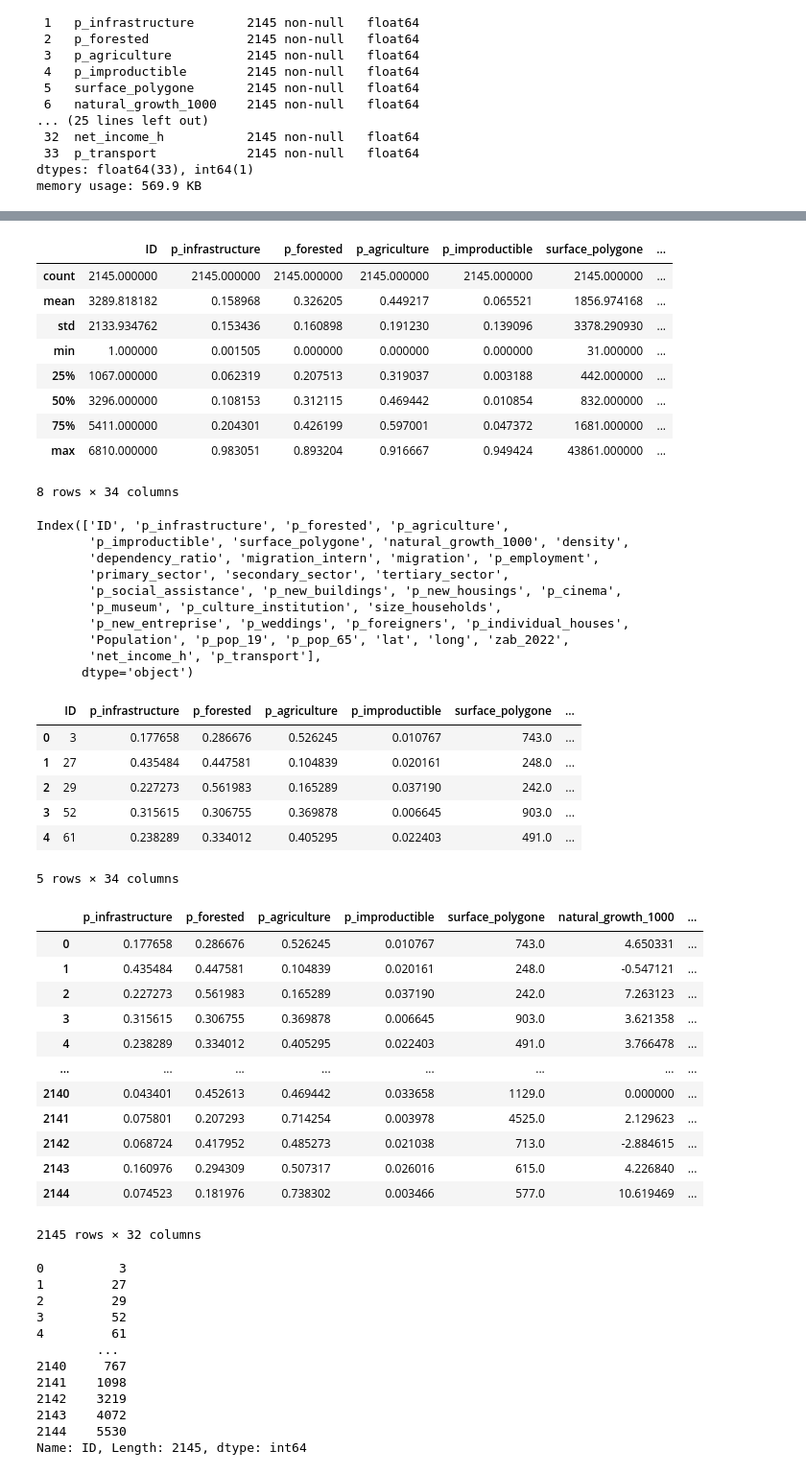
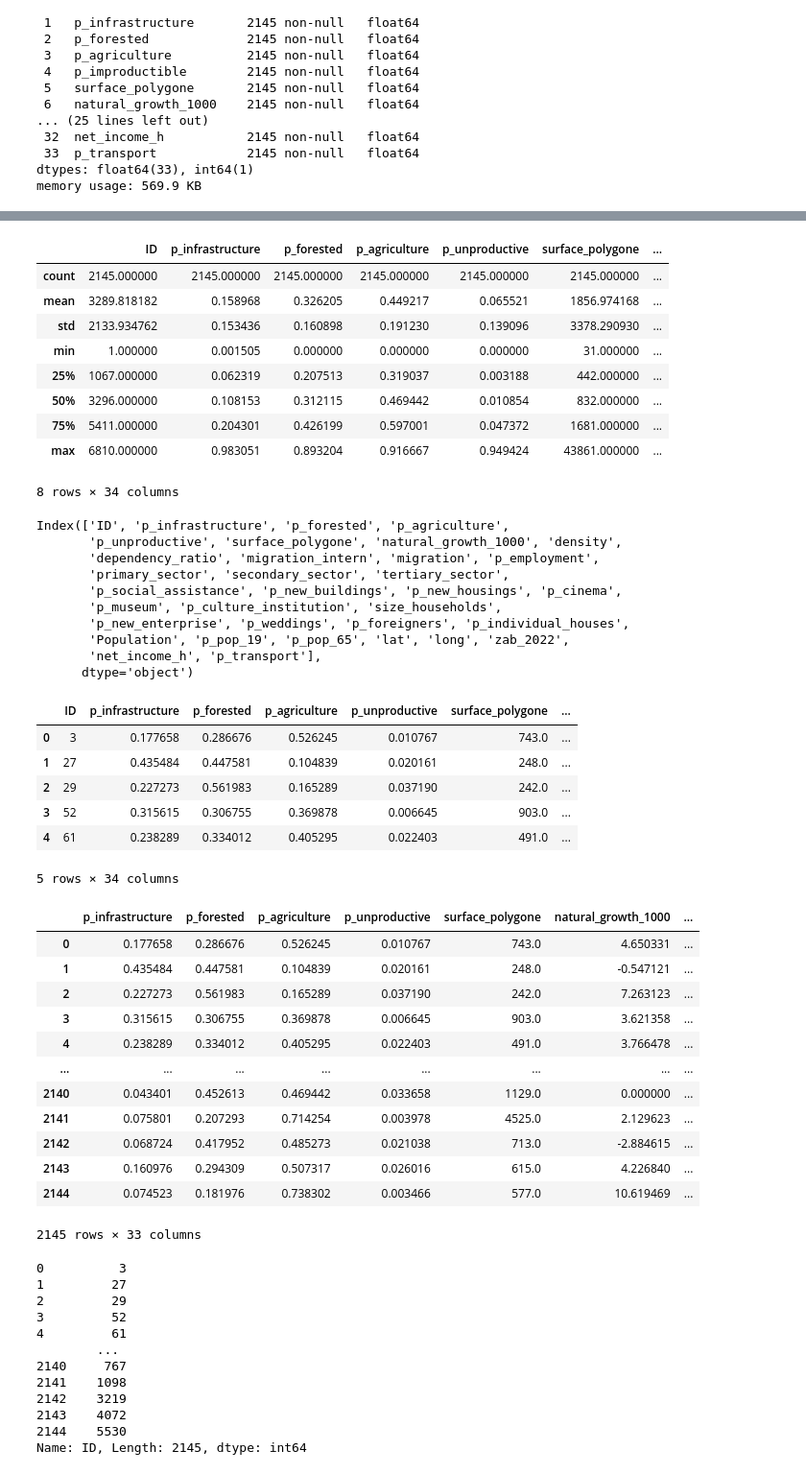
Before and after one commit to axellebersier/Urban_data_mining, a Jupyter notebook: Data_description_2020.ipynb, the cells around one changed output, grey strips where cells are left out. Shown at 96% size. Drawn from its saved outputs; the diff is of its cells as text; code cells hidden in the pictures.

```diff
--- a/Data_description_2020.ipynb
+++ b/Data_description_2020.ipynb
@@ -74,7 +76,10 @@ memory usage: 569.9 KB
+# %%
+df_2020 = df_2020.rename(columns={'p_improductible': 'p_unproductive'})
+df_2020 = df_2020.rename(columns={'p_new_entreprise': 'p_new_enterprise'})
 # %%
 df_2020.describe()
 # %% [output]
-|  | ID | p_infrastructure | p_forested | p_agriculture | p_improductible | surface_polygone | ... |
+|  | ID | p_infrastructure | p_forested | p_agriculture | p_unproductive | surface_polygone | ... |
 | count | 2145.000000 | 2145.000000 | 2145.000000 | 2145.000000 | 2145.000000 | 2145.000000 | ... |
 | mean | 3289.818182 | 0.158968 | 0.326205 | 0.449217 | 0.065521 | 1856.974168 | ... |
 | std | 2133.934762 | 0.153436 | 0.160898 | 0.191230 | 0.139096 | 3378.290930 | ... |
@@ -94,19 +99,19 @@ print(df_2020.columns)
 #df_2020.drop('surface_polygone', axis=1, inplace=True)
 # %% [output]
 Index(['ID', 'p_infrastructure', 'p_forested', 'p_agriculture',
-       'p_improductible', 'surface_polygone', 'natural_growth_1000', 'density',
+       'p_unproductive', 'surface_polygone', 'natural_growth_1000', 'density',
        'dependency_ratio', 'migration_intern', 'migration', 'p_employment',
        'primary_sector', 'secondary_sector', 'tertiary_sector',
        'p_social_assistance', 'p_new_buildings', 'p_new_housings', 'p_cinema',
        'p_museum', 'p_culture_institution', 'size_households',
-       'p_new_entreprise', 'p_weddings', 'p_foreigners', 'p_individual_houses',
+       'p_new_enterprise', 'p_weddings', 'p_foreigners', 'p_individual_houses',
        'Population', 'p_pop_19', 'p_pop_65', 'lat', 'long', 'zab_2022',
        'net_income_h', 'p_transport'],
       dtype='object')
 # %%
 df_2020.head()
 # %% [output]
-|  | ID | p_infrastructure | p_forested | p_agriculture | p_improductible | surface_polygone | ... |
+|  | ID | p_infrastructure | p_forested | p_agriculture | p_unproductive | surface_polygone | ... |
 | 0 | 3 | 0.177658 | 0.286676 | 0.526245 | 0.010767 | 743.0 | ... |
 | 1 | 27 | 0.435484 | 0.447581 | 0.104839 | 0.020161 | 248.0 | ... |
 | 2 | 29 | 0.227273 | 0.561983 | 0.165289 | 0.037190 | 242.0 | ... |
@@ -116,10 +121,9 @@ df_2020.head()
 # %%
 df_ID =  df_2020.iloc[:,0]
 df_2020 =  df_2020.iloc[:,1:]
-df_2020.drop('p_culture_institution', axis=1, inplace=True)
 df_2020
 # %% [output]
-|  | p_infrastructure | p_forested | p_agriculture | p_improductible | surface_polygone | natural_growth_1000 | ... |
+|  | p_infrastructure | p_forested | p_agriculture | p_unproductive | surface_polygone | natural_growth_1000 | ... |
 | 0 | 0.177658 | 0.286676 | 0.526245 | 0.010767 | 743.0 | 4.650331 | ... |
 | 1 | 0.435484 | 0.447581 | 0.104839 | 0.020161 | 248.0 | -0.547121 | ... |
 | 2 | 0.227273 | 0.561983 | 0.165289 | 0.037190 | 242.0 | 7.263123 | ... |
@@ -131,7 +135,7 @@ df_2020
 | 2142 | 0.068724 | 0.417952 | 0.485273 | 0.021038 | 713.0 | -2.884615 | ... |
 | 2143 | 0.160976 | 0.294309 | 0.507317 | 0.026016 | 615.0 | 4.226840 | ... |
 | 2144 | 0.074523 | 0.181976 | 0.738302 | 0.003466 | 577.0 | 10.619469 | ... |
-2145 rows × 32 columns
+2145 rows × 33 columns
 # %%
 df_ID
 # %% [output]
```
Also changed, not shown: parts of 20 cells of this notebook.
